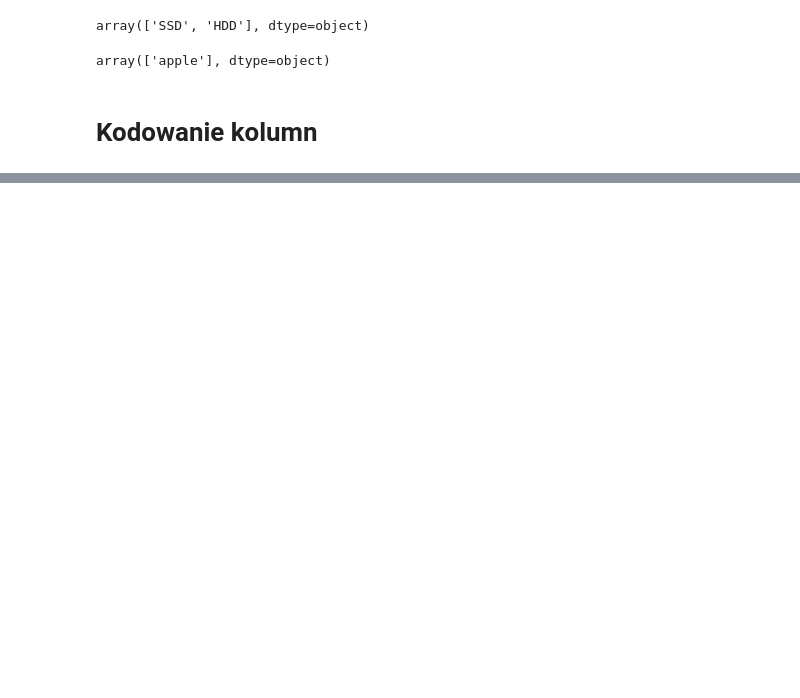
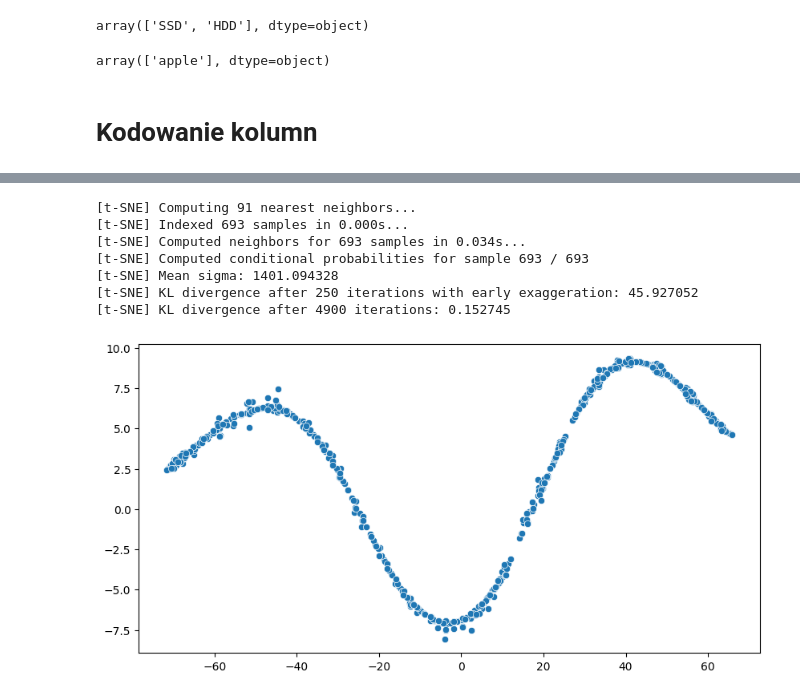
Before and after one commit to fantasy2fry/brand-laptops-clustering-ml, a Jupyter notebook: src/eda/Jan.ipynb, the cells around one changed output, grey strips where cells are left out. Cells and saved outputs as stored; diff of their text form; code cells hidden in the pictures; blank space fills up the shorter version.

```diff
--- a/src/eda/Jan.ipynb
+++ b/src/eda/Jan.ipynb
@@ -308,7 +350,11 @@ array(['apple'], dtype=object)
 # %%
 diff1 = pd.get_dummies(data_copy[['processor_brand']],dtype='int')
 diff2 = pd.get_dummies(data_copy[['OS']],dtype='int')
-diff3 = pd.get_dummies(data_copy[['primary_storage_type','secondary_storage_type']],dtype='int')
+diff3 = pd.get_dummies(data_copy[['primary_storage_type','secondary_storage_type','gpu_brand','gpu_type']],dtype='int')
+brands_to_keep = ['hp' , 'lenovo' , 'asus','dell','msi','acer','apple']
+data_copy['brand'] = data_copy['brand'].apply(lambda x: x if x in brands_to_keep else 'other')
+diff4 = pd.get_dummies(data_copy[['brand']],dtype='int')
 data_copy_2 = data_copy.copy()
-data_copy_2.drop(['processor_brand','OS','primary_storage_type','secondary_storage_type'],axis=1)
-df1 = pd.concat([data_copy_2,diff1,diff2,diff3],axis=1)
+data_copy_2 = data_copy_2.drop(['index','Model','brand','OS','primary_storage_type','processor_brand','secondary_storage_type','processor_tier','gpu_brand','gpu_type','year_of_warranty'],axis=1)
+df1 = pd.concat([data_copy_2,diff1,diff2,diff3,diff4],axis=1)
+df1.is_touch_screen = df1.is_touch_screen + 0
@@ -330,0 +363,20 @@ df1
+# %%
+tSNE = TSNE(random_state=60, verbose=1,n_iter=10000)
+digits_proj = tSNE.fit_transform(df1)
+# for i in brands_to_keep:
+#     df = digits_proj[data_copy.brand==i]
+#     plt.figure(figsize=(10,5))
+#     sns.scatterplot(x=df[:,0], y=df[:,1])
+#     plt.show()
+plt.figure(figsize=(10,5))
+sns.scatterplot(x=digits_proj[:,0], y=digits_proj[:,1])
+plt.show()
+# %% [output]
+[t-SNE] Computing 91 nearest neighbors...
+[t-SNE] Indexed 693 samples in 0.000s...
+[t-SNE] Computed neighbors for 693 samples in 0.034s...
+[t-SNE] Computed conditional probabilities for sample 693 / 693
+[t-SNE] Mean sigma: 1401.094328
+[t-SNE] KL divergence after 250 iterations with early exaggeration: 45.927052
+[t-SNE] KL divergence after 4900 iterations: 0.152745
+[figure, added]
```
Also changed, not shown: parts of 9 cells of this notebook.
